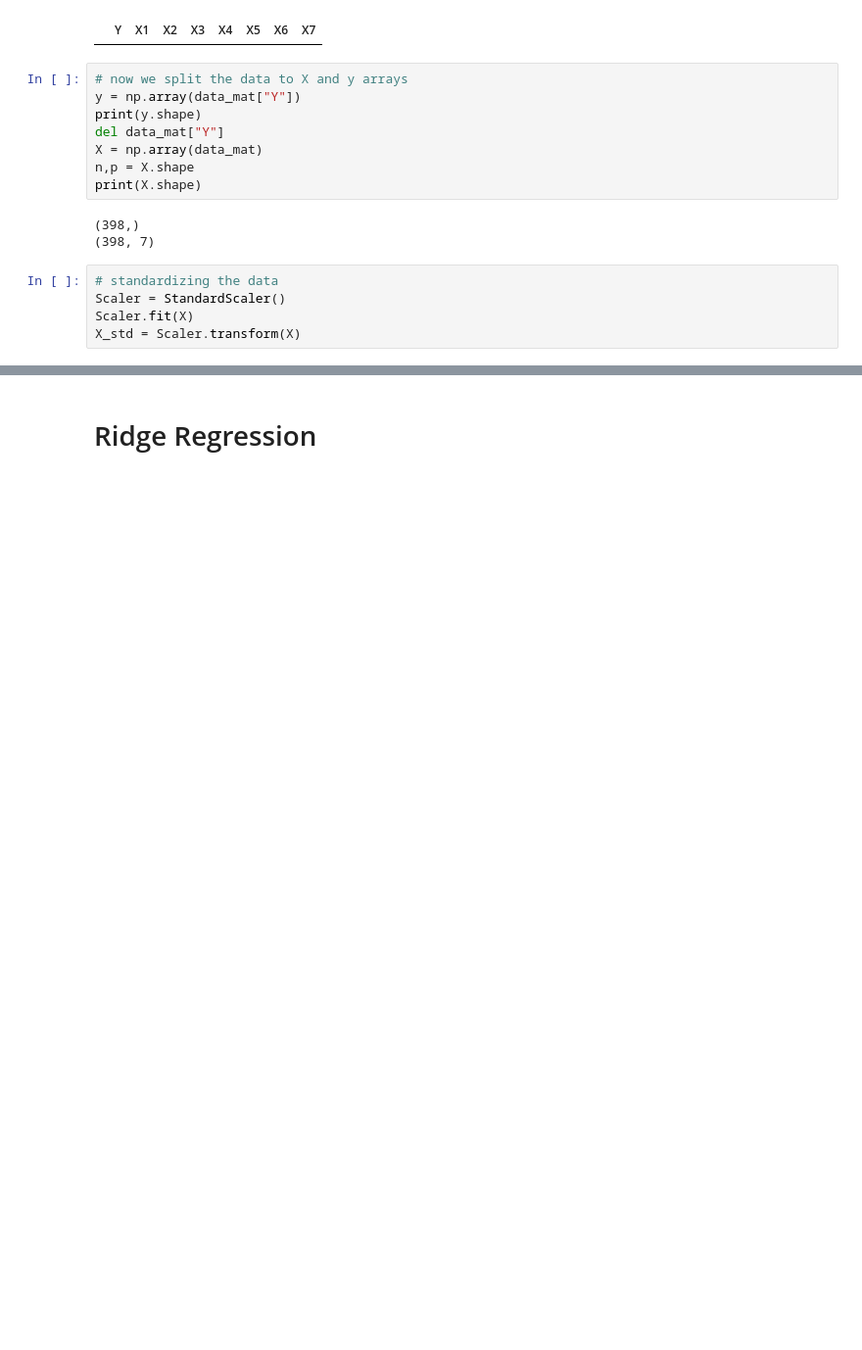
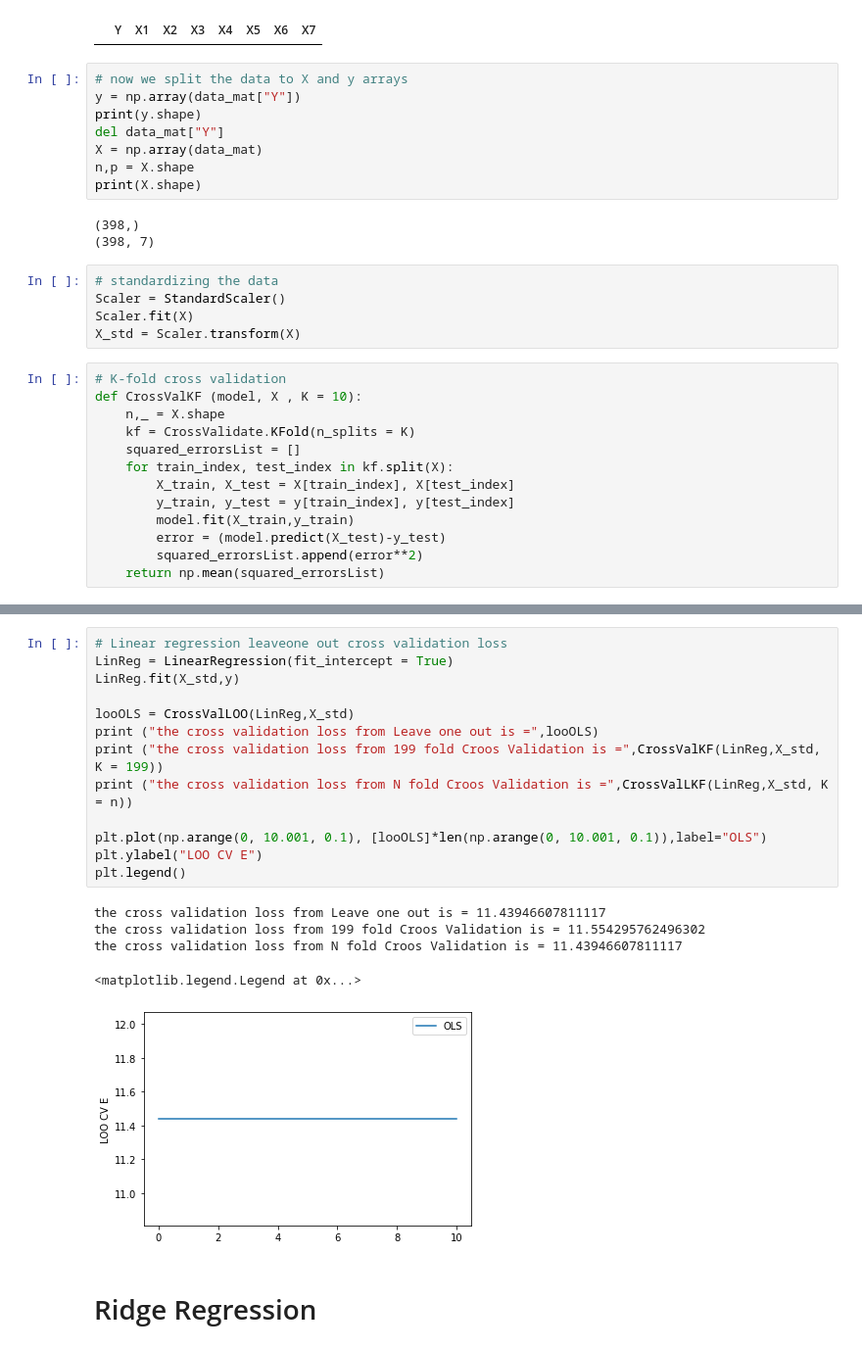
Before and after one commit to kvali7/Stat-ML-Playground, a Jupyter notebook: hw1/hw1.ipynb, the cells around one changed output, grey strips where cells are left out. Shown: that part at 98% size. Drawn from its saved outputs; the diff is of its cells as text; blank space fills up the shorter version.

```diff
--- a/hw1/hw1.ipynb
+++ b/hw1/hw1.ipynb
@@ -241,3 +242,16 @@ print(X.shape)
 Scaler = StandardScaler()
 Scaler.fit(X)
 X_std = Scaler.transform(X)
+# %%
+# K-fold cross validation
+def CrossValKF (model, X , K = 10):
+    n,_ = X.shape
+    kf = CrossValidate.KFold(n_splits = K)
+    squared_errorsList = []
+    for train_index, test_index in kf.split(X):
+        X_train, X_test = X[train_index], X[test_index]
+        y_train, y_test = y[train_index], y[test_index]
+        model.fit(X_train,y_train)
+        error = (model.predict(X_test)-y_test)
+        squared_errorsList.append(error**2)
+    return np.mean(squared_errorsList)
@@ -244,3 +287,22 @@ X_std = Scaler.transform(X)
+# %%
+# Linear regression leaveone out cross validation loss
+LinReg = LinearRegression(fit_intercept = True)
+LinReg.fit(X_std,y)
+
+looOLS = CrossValLOO(LinReg,X_std)
+print ("the cross validation loss from Leave one out is =",looOLS)
+print ("the cross validation loss from 199 fold Croos Validation is =",CrossValKF(LinReg,X_std, K = 199))
+print ("the cross validation loss from N fold Croos Validation is =",CrossValLKF(LinReg,X_std, K = n))
+
+plt.plot(np.arange(0, 10.001, 0.1), [looOLS]*len(np.arange(0, 10.001, 0.1)),label="OLS")
+plt.ylabel("LOO CV E")
+plt.legend()
+# %% [output]
+the cross validation loss from Leave one out is = 11.43946607811117
+the cross validation loss from 199 fold Croos Validation is = 11.554295762496302
+the cross validation loss from N fold Croos Validation is = 11.43946607811117
+<matplotlib.legend.Legend at 0x...>
+[figure, added]
 # %% [markdown]
 # Ridge Regression
 # %%
```
Also changed, not shown: parts of 21 cells of this notebook.
